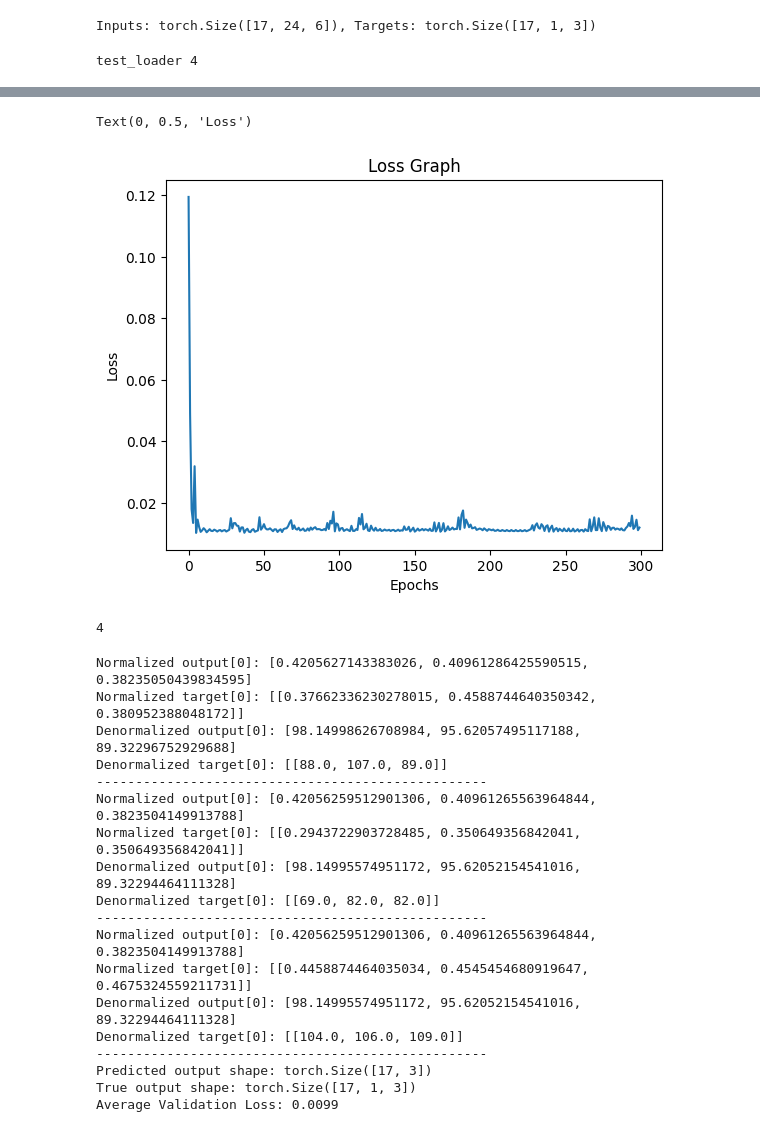
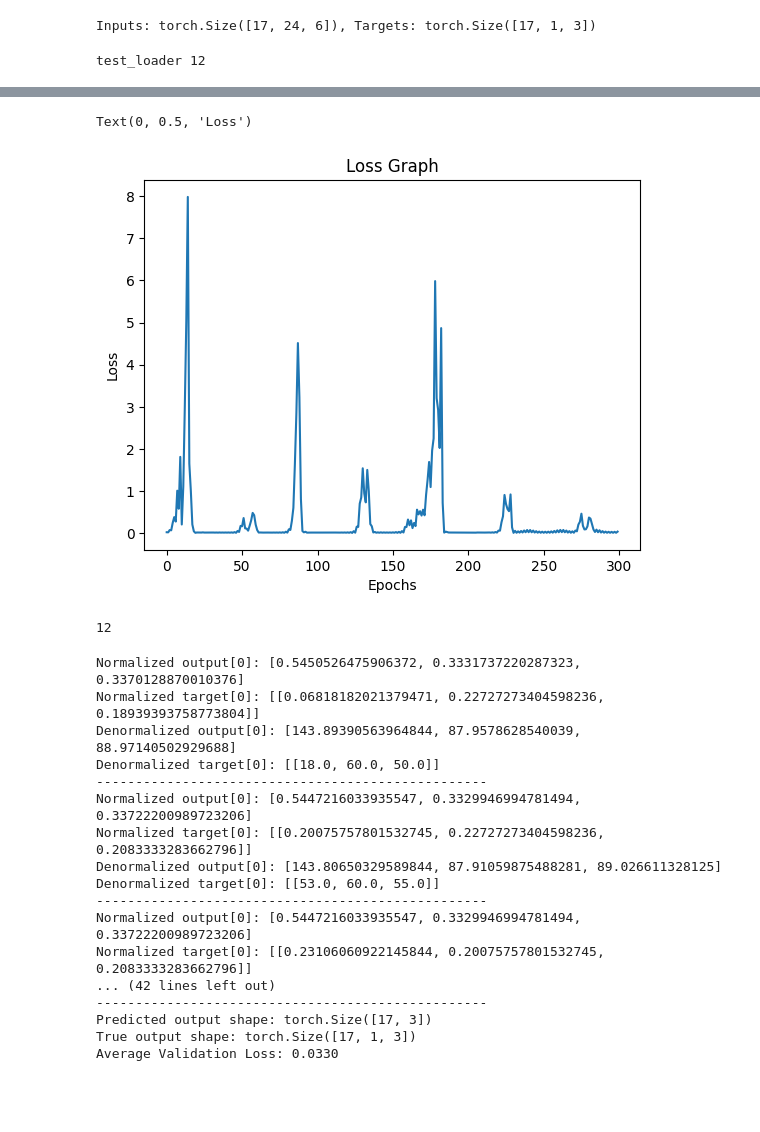
Before and after one commit to SSTengNic/DL_Project, a Jupyter notebook: Taxi_Prediction BI_LSTM.ipynb, the cells around one changed output, grey strips where cells are left out. Saved outputs shown, nothing was run; the diff lists cells and outputs as text; code cells hidden in the pictures; blank space fills up the shorter version.

```diff
--- a/Taxi_Prediction BI_LSTM.ipynb
+++ b/Taxi_Prediction BI_LSTM.ipynb
@@ -119,7 +119,7 @@ Normalization of certain inputs are done as well, but I am unsure if it is the r
 
 # taxi_df = pd.read_csv(taxi_availability_file_path, delimiter=",")
 
-merged_weather_taxi_df = "merged_file.csv"
+merged_weather_taxi_df = "merged_file_3_years (2).csv"
 taxi_df = pd.read_csv(merged_weather_taxi_df, delimiter = ",")
 
 #Adjusting for weather parameters
@@ -269,11 +269,11 @@ Inputs: torch.Size([17, 24, 6]), Targets: torch.Size([17, 1, 3])
 # %%
 print("test_loader",len(test_loader))
 # %% [output]
-test_loader 4
+test_loader 12
 # %%
-class LSTM_pt(torch.nn.Module):
+class BiLSTM_pt(torch.nn.Module):
     def __init__(self, input_dim, hidden_dim, layer_dim, output_dim):
-        super(LSTM_pt, self).__init__()
+        super(BiLSTM_pt, self).__init__()
         self.hidden_dim = hidden_dim
         self.layer_dim = layer_dim
         self.num_directions = 2  # Since it's bidirectional
@@ -337,7 +337,7 @@ num_layers = 2 # Can be changed to stack multiple LSTM layers!
 output_size = 3
 dataloader = train_loader
 #Create the model
-model = LSTM_pt(input_size, hidden_size, num_layers, output_size).to(device)
+model = BiLSTM_pt(input_size, hidden_size, num_layers, output_size).to(device)
 loss_graph = train(model, dataloader,num_layers, hidden_size, num_epochs = 300, learning_rate = 0.01, device = device)
 
 plt.plot(loss_graph)
@@ -355,9 +355,9 @@ Epoch 300/300, Loss: 0.0007487941766157746
 Text(0, 0.5, 'Loss')
-[figure, old version]
+[figure, new version]
 # %%
 print(len(test_loader))
 # %% [output]
-4
+12
 # %%
 model.eval()
 
@@ -400,24 +400,23 @@ print("Predicted output shape:", output.shape)
 print("True output shape:", targets.shape)
 print(f'Average Validation Loss: {loss_value:.4f}')
 # %% [output]
-Normalized output[0]: [0.4205627143383026, 0.40961286425590515, 0.38235050439834595]
-Normalized target[0]: [[0.37662336230278015, 0.4588744640350342, 0.380952388048172]]
-Denormalized output[0]: [98.14998626708984, 95.62057495117188, 89.32296752929688]
-Denormalized target[0]: [[88.0, 107.0, 89.0]]
+Normalized output[0]: [0.5450526475906372, 0.3331737220287323, 0.3370128870010376]
+Normalized target[0]: [[0.06818182021379471, 0.22727273404598236, 0.18939393758773804]]
+Denormalized output[0]: [143.89390563964844, 87.9578628540039, 88.97140502929688]
+Denormalized target[0]: [[18.0, 60.0, 50.0]]
 --------------------------------------------------
-Normalized output[0]: [0.42056259512901306, 0.40961265563964844, 0.3823504149913788]
-Normalized target[0]: [[0.2943722903728485, 0.350649356842041, 0.350649356842041]]
-Denormalized output[0]: [98.14995574951172, 95.62052154541016, 89.32294464111328]
-Denormalized target[0]: [[69.0, 82.0, 82.0]]
+Normalized output[0]: [0.5447216033935547, 0.3329946994781494, 0.33722200989723206]
+Normalized target[0]: [[0.20075757801532745, 0.22727273404598236, 0.2083333283662796]]
+Denormalized output[0]: [143.80650329589844, 87.91059875488281, 89.026611328125]
+Denormalized target[0]: [[53.0, 60.0, 55.0]]
 --------------------------------------------------
-Normalized output[0]: [0.42056259512901306, 0.40961265563964844, 0.3823504149913788]
-Normalized target[0]: [[0.4458874464035034, 0.4545454680919647, 0.4675324559211731]]
-Denormalized output[0]: [98.14995574951172, 95.62052154541016, 89.32294464111328]
-Denormalized target[0]: [[104.0, 106.0, 109.0]]
+Normalized output[0]: [0.5447216033935547, 0.3329946994781494, 0.33722200989723206]
+Normalized target[0]: [[0.23106060922145844, 0.20075757801532745, 0.2083333283662796]]
+... (42 lines left out)
 --------------------------------------------------
 Predicted output shape: torch.Size([17, 3])
 True output shape: torch.Size([17, 1, 3])
-Average Validation Loss: 0.0099
+Average Validation Loss: 0.0330
 # %%
 
 # model.eval()
```
Also changed, not shown: parts of 2 cells of this notebook, 6 other files.
